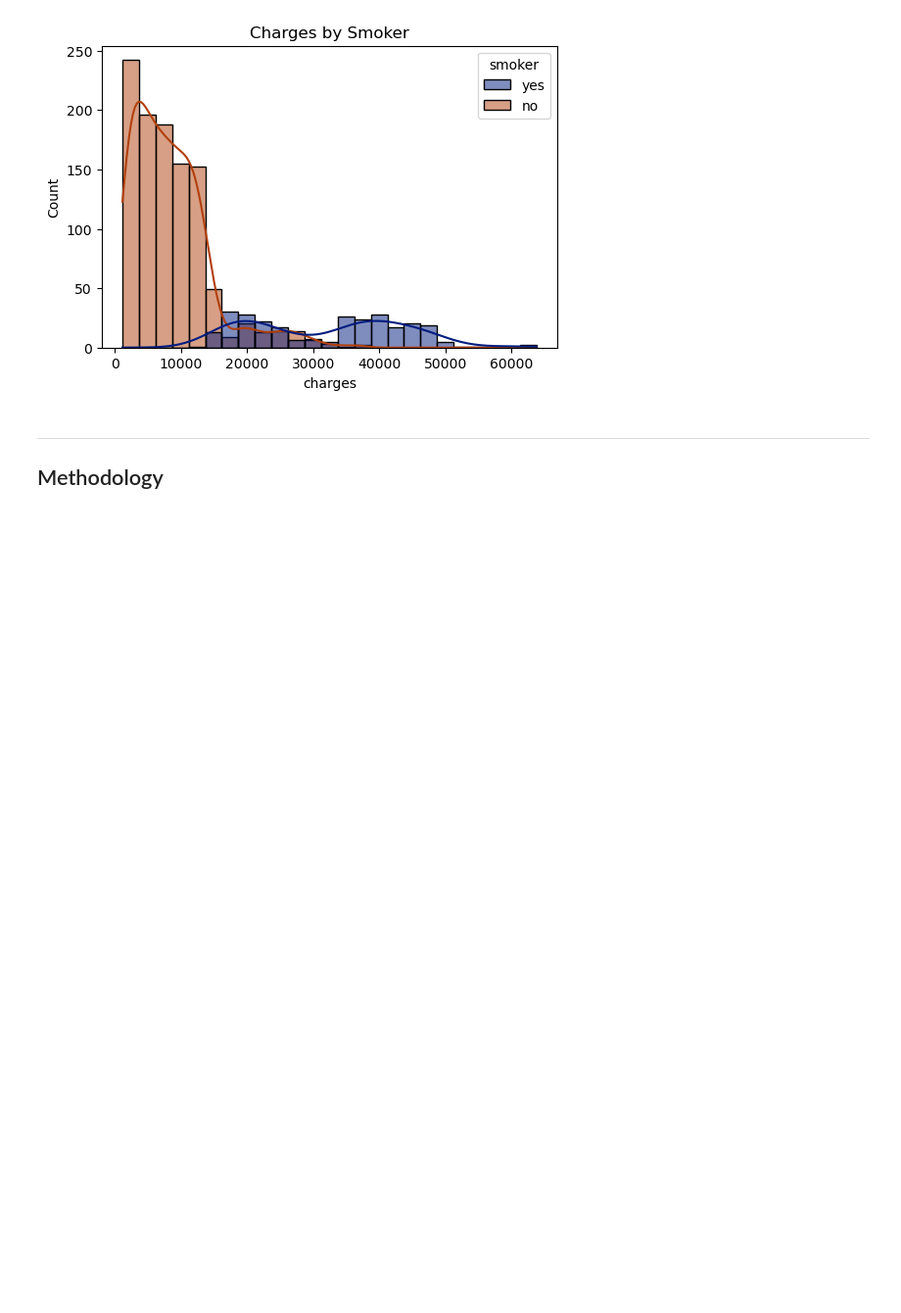
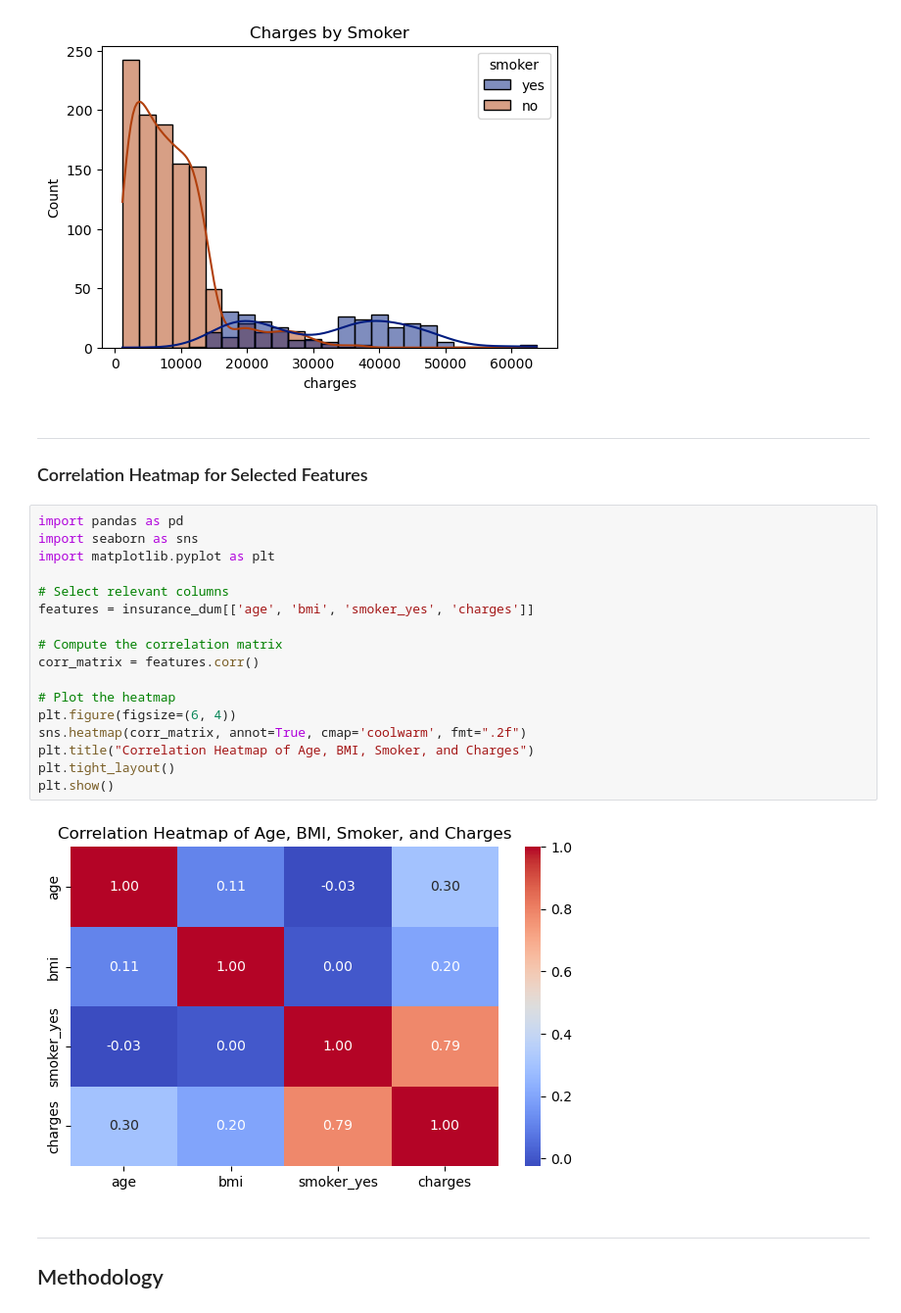
Before and after one commit to ZohoorAlmalkiUQU/Machine-_Learning_HWs, a Jupyter notebook: 446_ML_ClassificationAssignmen.ipynb, the cells around one changed output. Shown: that part at 98% size. Drawn from its saved outputs; the diff is of its cells as text; blank space fills up the shorter version.

```diff
--- a/446_ML_ClassificationAssignmen.ipynb
+++ b/446_ML_ClassificationAssignmen.ipynb
@@ -236,6 +240,28 @@ with warnings.catch_warnings():
     plt.show()
 # %% [output]
 [figure]
+# %% [markdown]
+---
+### Correlation Heatmap for Selected Features
+# %%
+import pandas as pd
+import seaborn as sns
+import matplotlib.pyplot as plt
+
+# Select relevant columns
+features = insurance_dum[['age', 'bmi', 'smoker_yes', 'charges']]
+
+# Compute the correlation matrix
+corr_matrix = features.corr()
+
+# Plot the heatmap
+plt.figure(figsize=(6, 4))
+sns.heatmap(corr_matrix, annot=True, cmap='coolwarm', fmt=".2f")
+plt.title("Correlation Heatmap of Age, BMI, Smoker, and Charges")
+plt.tight_layout()
+plt.show()
+# %% [output]
+[figure, added]
 # %% [markdown]
 ---
 ## Methodology
```
Also changed, not shown: parts of 30 cells of this notebook.
